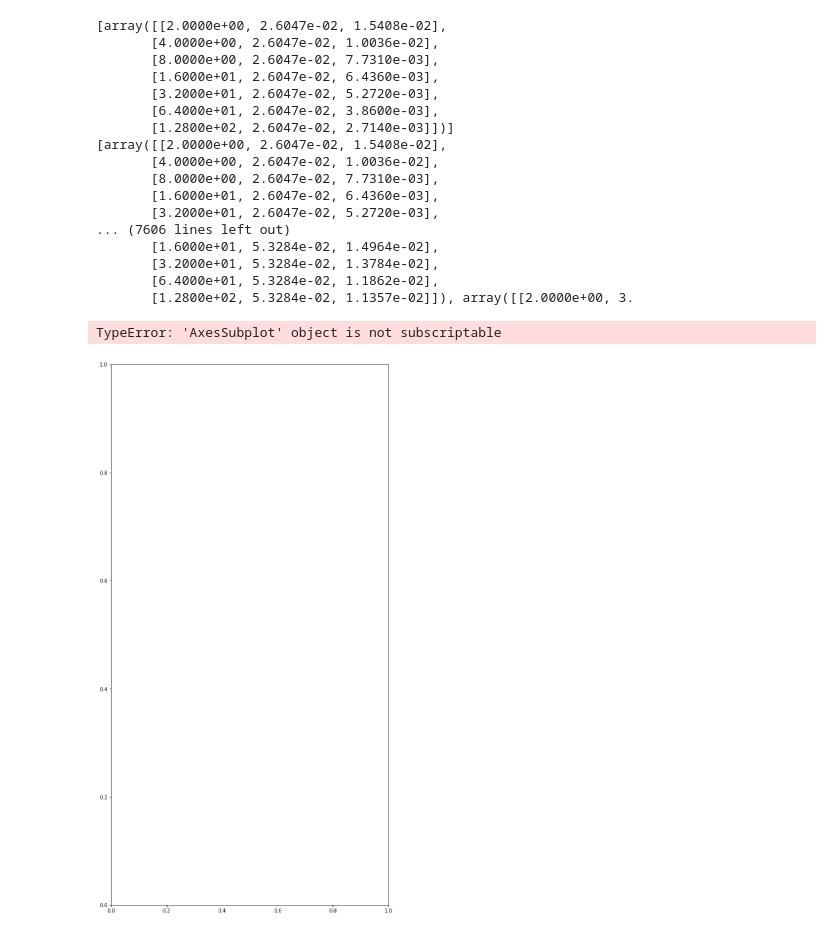
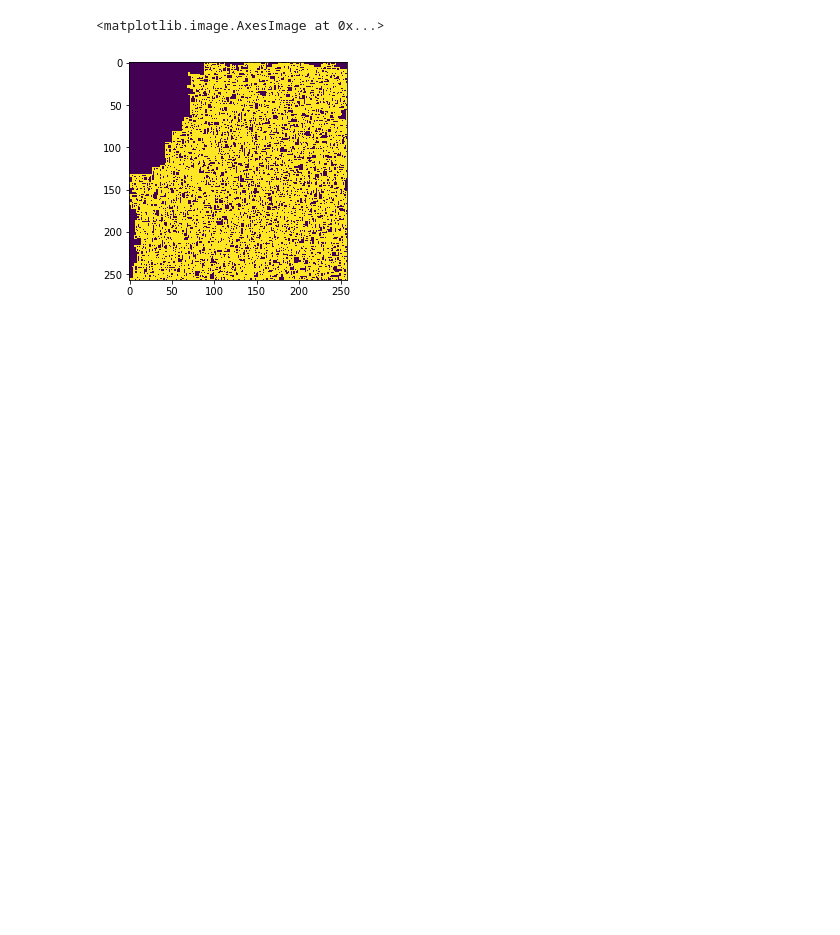
Before and after one commit to Irene-Li/BARW, a Jupyter notebook: BARW/plot_data.ipynb, the cells around one changed output. Saved outputs shown, nothing was run; the diff lists cells and outputs as text; code cells hidden in the pictures; blank space fills up the shorter version.

```diff
--- a/BARW/plot_data.ipynb
+++ b/BARW/plot_data.ipynb
@@ -56,10 +62,8 @@ def extract_lite(realisation):
     total_active = []
     total_tracer = []
     tracer_snapshot = np.zeros((L, L))
-    tracer_moments = []
     time = []
     flag = False
-    passive_indices = []
 
     for line in realisation:
         if line.startswith('time'):
@@ -73,11 +77,9 @@ def extract_lite(realisation):
             passive_indices = np.unravel_index(passive_indices.astype('int'), (L, L))
         elif line.startswith('coarse_grain_tracer'):
             flag = True
-        elif flag:
-            tracer_moments.append(np.fromstring(line, sep=','))
 
     tracer_snapshot[passive_indices] = 1 # set occupied sites to -1
-    return time, total_active, total_tracer, tracer_snapshot, np.vstack(tracer_moments)
+    return time, total_active, total_tracer, tracer_snapshot
 
 def extract_moments(moments):
     active_moments = []
@@ -186,54 +188,19 @@ plt.show()
 # %%
 actives = []
 tracers = []
 tracer_snapshots = []
 times = []
 tracer_gdf = []
 
 for (i, realisation) in enumerate(realisations):
 
-    time, total_active, total_tracer, tracer_snapshot, tracer_moments = extract_lite(realisation)
+    time, total_active, total_tracer, tracer_snapshot = extract_lite(realisation)
     times.append(time)
     actives.append(total_active)
     tracers.append(total_tracer)
     tracer_snapshots.append(tracer_snapshot)
-    tracer_gdf.append(tracer_moments[])
-    print(tracer_gdf)
 
-
-t_array = select_longest(times)
-actives = pad(actives)
-tracers = pad(tracers)
-
-# _, axes = plt.subplots(5, figsize=(10, 20))
-
-# for (i, n) in enumerate(range(1, 6)):
-#     m = np.mean(actives**n, axis=0)
-#     axes[i].plot(t_array, m)
-#     axes[i].set_xscale('log')
-
-_, axes = plt.subplots(1, figsize=(10, 20))
-
-m = np.mean(actives**n, axis=0)
-axes[i].plot(t_array, m)
-#     axes[i].set_xscale('log')
+plt.imshow(tracer_snapshots[1])
 # %% [output]
-[array([[2.0000e+00, 2.6047e-02, 1.5408e-02],
-       [4.0000e+00, 2.6047e-02, 1.0036e-02],
-       [8.0000e+00, 2.6047e-02, 7.7310e-03],
-       [1.6000e+01, 2.6047e-02, 6.4360e-03],
-       [3.2000e+01, 2.6047e-02, 5.2720e-03],
-       [6.4000e+01, 2.6047e-02, 3.8600e-03],
-       [1.2800e+02, 2.6047e-02, 2.7140e-03]])]
-[array([[2.0000e+00, 2.6047e-02, 1.5408e-02],
-       [4.0000e+00, 2.6047e-02, 1.0036e-02],
-       [8.0000e+00, 2.6047e-02, 7.7310e-03],
-       [1.6000e+01, 2.6047e-02, 6.4360e-03],
-       [3.2000e+01, 2.6047e-02, 5.2720e-03],
-... (7606 lines left out)
-       [1.6000e+01, 5.3284e-02, 1.4964e-02],
-       [3.2000e+01, 5.3284e-02, 1.3784e-02],
-       [6.4000e+01, 5.3284e-02, 1.1862e-02],
-       [1.2800e+02, 5.3284e-02, 1.1357e-02]]), array([[2.0000e+00, 3.
+<matplotlib.image.AxesImage at 0x...>
-TypeError: 'AxesSubplot' object is not subscriptable
-[figure, old version]
+[figure, new version]
```
Also changed, not shown: parts of 3 cells of this notebook, 1 other file.
